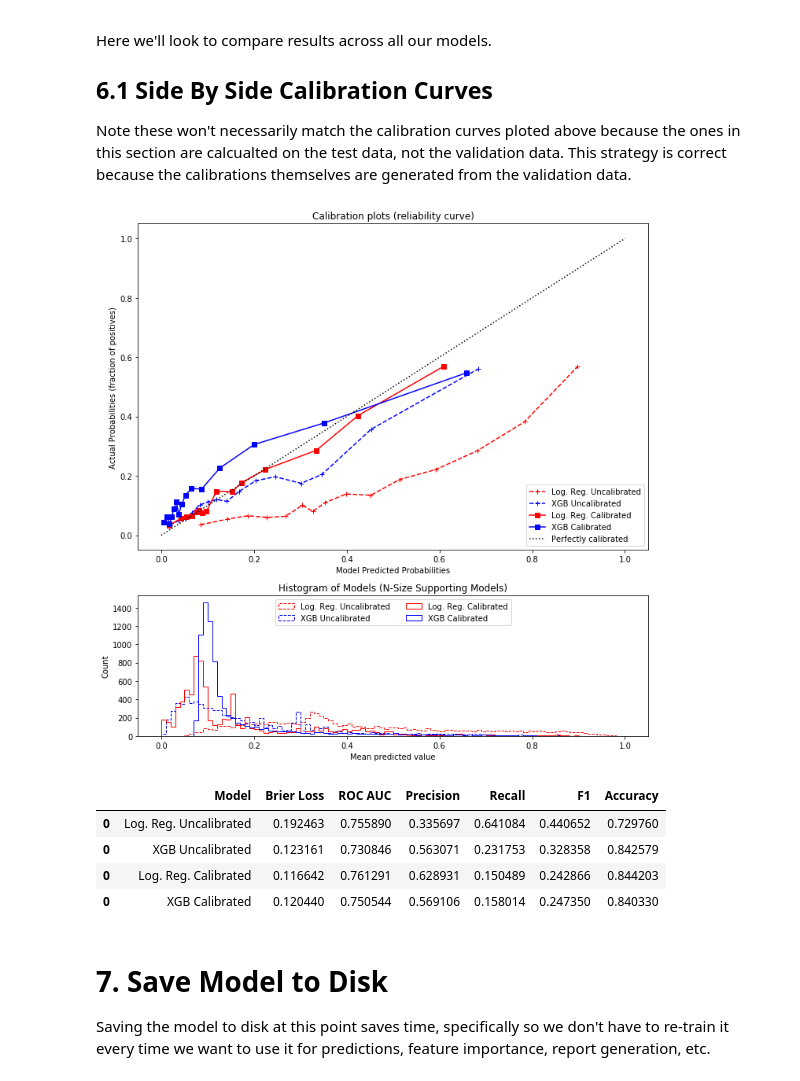
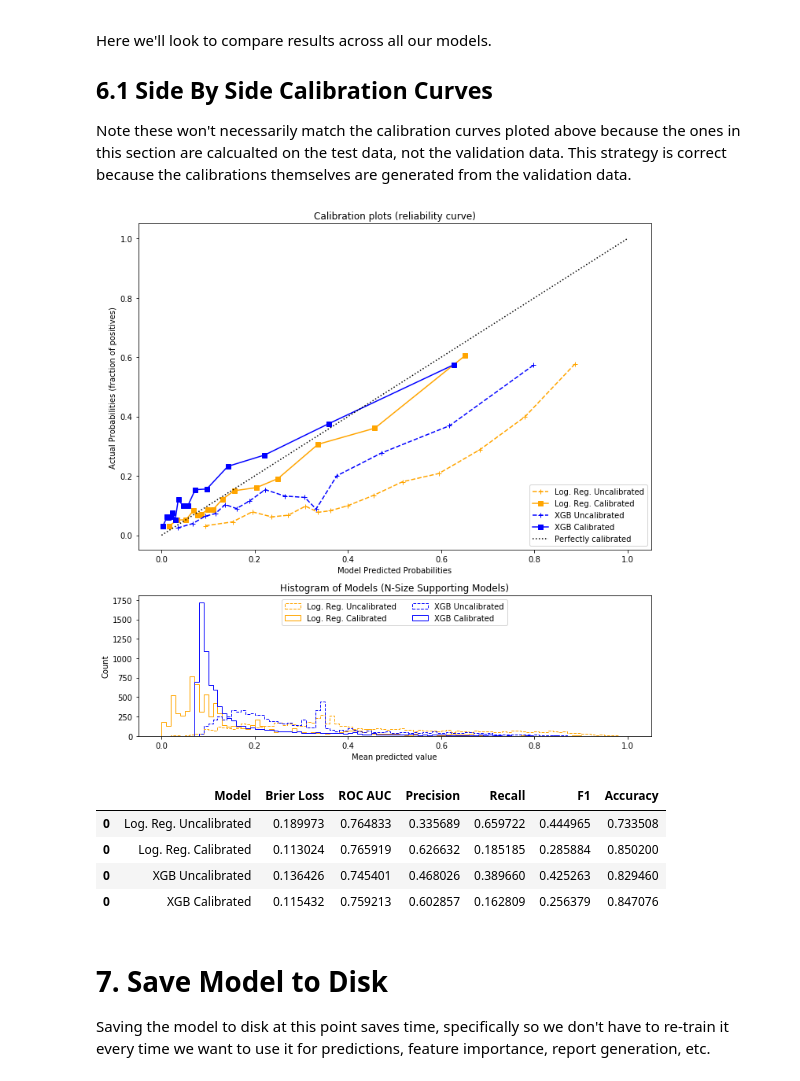
Before and after one commit to sharadv99/capstone-OpioidAddictionRisk, a Jupyter notebook: Opioid_04Modeling.ipynb, the cells around one changed output. Cells and saved outputs as stored; diff of their text form; code cells hidden in the pictures.

```diff
--- a/Opioid_04Modeling.ipynb
+++ b/Opioid_04Modeling.ipynb
@@ -102,0 +102,5 @@ In this section we'll ...
+# %%
+#We'll first sort the data by column name, necessary to prevent errors later
+#Specfically, calibrating with the cv='prefit' option fails without this sort
+df = odp.sortDFbyColName(df)
+df
@@ -202,3 +235,7 @@ Proportion of MISUSE==1 in oversampled data is  0.5
+# %%
+#Finally we'll convert these to numpy arrays to help with xgboost and calibration
+valX = valX[trainX.columns]
+testX = testX[trainX.columns]
 # %% [markdown]
 # 3. Model Training
 
@@ -223,7 +260,7 @@ LogisticRegression(C=1.0, class_weight=None, dual=False, fit_intercept=True,
 Train an XGBoost model.
 # %%
 #Set and train the XGB model
-modelXGB = xgboost.XGBClassifier(learning_rate=0.1, max_depth=5, n_estimators=400, n_jobs=-1,
+modelXGB = xgboost.XGBClassifier(learning_rate=0.1, max_depth=10, n_estimators=20, n_jobs=-1,
                                 booster='gbtree'
                                 )
 '''Notes:
@@ -609,9 +647,9 @@ ax2 = plt.subplot2grid((3, 1), (2, 0))
 
 #Iterate through each model: print it scores and plot its calibration curve
 for clf, name, lineColor, lineStyle in \
-    [(modelLR, 'Log. Reg. Uncalibrated', 'red', '+--'),
+    [(modelLR, 'Log. Reg. Uncalibrated', 'orange', '+--'),
+     (calibratorLR,'Log. Reg. Calibrated', 'orange', 's-'),
      (modelXGB, 'XGB Uncalibrated', 'blue', '+--'),
-     (calibratorLR,'Log. Reg. Calibrated', 'red', 's-'),
      (calibratorXGB,'XGB Calibrated', 'blue', 's-'),
     ]:
 
@@ -640,39 +678,39 @@ for clf, name, lineColor, lineStyle in \
                                           'Accuracy':[accuracy_score(y_true=testY, y_pred=preds)]
                                          })])
 
 
 #Stuff universal to all plots
 ax1.plot([0, 1], [0, 1], "k:", label="Perfectly calibrated")
 
 ax1.set_xlabel("Model Predicted Probabilities")
 ax1.set_ylabel("Actual Probabilities (fraction of positives)")
 ax1.set_ylim([-0.05, 1.05])
 
 ax1.legend(loc="lower right")
 ax1.set_title('Calibration plots (reliability curve)')
 
 ax2.set_xlabel("Mean predicted value")
 ax2.set_ylabel("Count")
 ax2.legend(loc="upper center", ncol=2)
 ax2.set_title('Histogram of Models (N-Size Supporting Models)')
 
 zoomIn=False
 if zoomIn:
     ax1.set_ylim([-0.00, 0.20])
     ax1.set_xlim([-0.00, 0.20])
     ax2.set_xlim([-0.00, 0.20])
 
 plt.tight_layout()
 
 plt.show() #Show plot
 dfEval #Show eval
 # %% [output]
-[figure, old version]
+[figure, new version]
 |  | Model | Brier Loss | ROC AUC | Precision | Recall | F1 | Accuracy |
-| 0 | Log. Reg. Uncalibrated | 0.192463 | 0.755890 | 0.335697 | 0.641084 | 0.440652 | 0.729760 |
-| 0 | XGB Uncalibrated | 0.123161 | 0.730846 | 0.563071 | 0.231753 | 0.328358 | 0.842579 |
-| 0 | Log. Reg. Calibrated | 0.116642 | 0.761291 | 0.628931 | 0.150489 | 0.242866 | 0.844203 |
-| 0 | XGB Calibrated | 0.120440 | 0.750544 | 0.569106 | 0.158014 | 0.247350 | 0.840330 |
+| 0 | Log. Reg. Uncalibrated | 0.189973 | 0.764833 | 0.335689 | 0.659722 | 0.444965 | 0.733508 |
+| 0 | Log. Reg. Calibrated | 0.113024 | 0.765919 | 0.626632 | 0.185185 | 0.285884 | 0.850200 |
+| 0 | XGB Uncalibrated | 0.136426 | 0.745401 | 0.468026 | 0.389660 | 0.425263 | 0.829460 |
+| 0 | XGB Calibrated | 0.115432 | 0.759213 | 0.602857 | 0.162809 | 0.256379 | 0.847076 |
 # %% [markdown]
 # 7. Save Model to Disk
 
```
Also changed, not shown: parts of 12 cells of this notebook, 13 other files.
